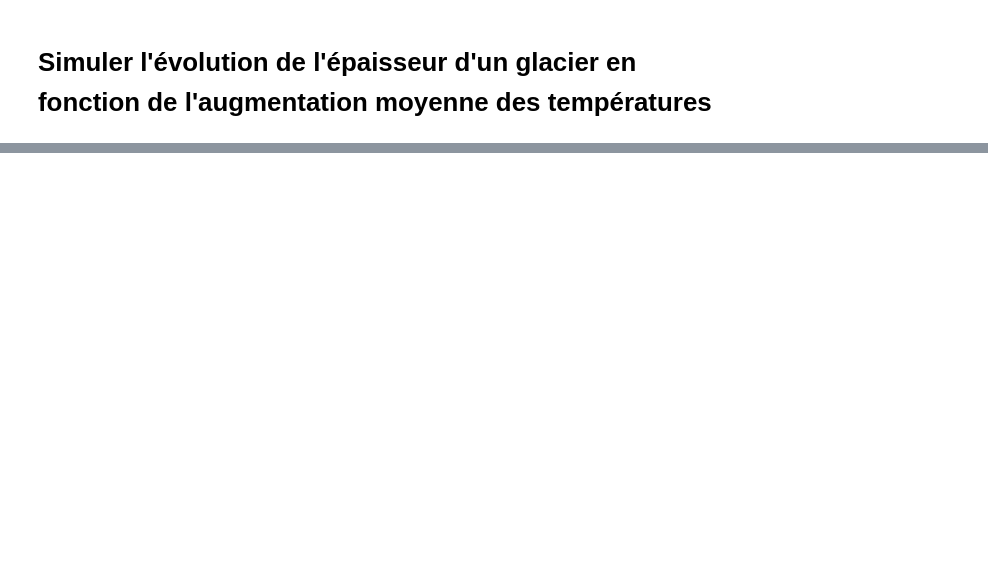
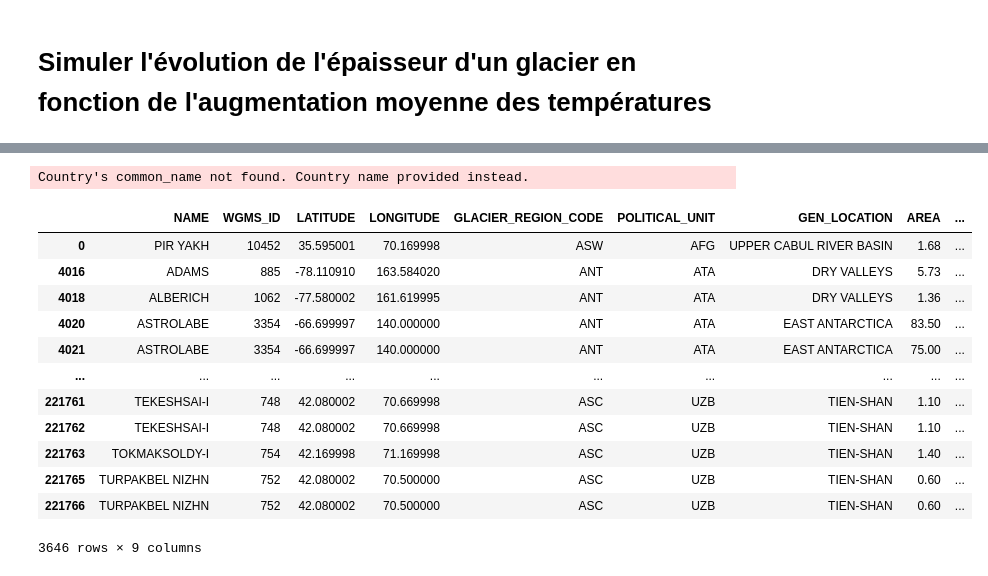
Before and after one commit to riccardotommasini/smart24, a Jupyter notebook: notebooks/7_map de glacier.ipynb, the cells around one changed output, grey strips where cells are left out. Cells and saved outputs as stored; diff of their text form; code cells hidden in the pictures; blank space fills up the shorter version.

Commit message:
carte glaciers et volumes en csv

```diff
--- a/notebooks/7_map de glacier.ipynb
+++ b/notebooks/7_map de glacier.ipynb
@@ -32,0 +22,2 @@ plt.show()
+# %%
+merged_df.dropna(inplace=True)
@@ -32,0 +40,34 @@ plt.show()
+# %%
+def get_country_name(name):
+    try:
+        return pycountry.countries.lookup(name).common_name
+    except:
+        return None
+# %%
+def get_country_alpha3(name):
+    try:
+        return pycountry.countries.lookup(name).alpha_3
+    except:
+        return None
+# %%
+merged_df['COUNTRY'] = merged_df['POLITICAL_UNIT'].apply(get_country_name)
+merged_df['POLITICAL_UNIT'] = merged_df['POLITICAL_UNIT'].apply(get_country_alpha3)
+merged_df['LOG_AREA'] = np.log(merged_df['AREA'])
+# %% [output]
+Country's common_name not found. Country name provided instead.
+# %%
+merged_df
+# %% [output]
+|  | NAME | WGMS_ID | LATITUDE | LONGITUDE | GLACIER_REGION_CODE | POLITICAL_UNIT | GEN_LOCATION | AREA | ... |
+| 0 | PIR YAKH | 10452 | 35.595001 | 70.169998 | ASW | AFG | UPPER CABUL RIVER BASIN | 1.68 | ... |
+| 4016 | ADAMS | 885 | -78.110910 | 163.584020 | ANT | ATA | DRY VALLEYS | 5.73 | ... |
+| 4018 | ALBERICH | 1062 | -77.580002 | 161.619995 | ANT | ATA | DRY VALLEYS | 1.36 | ... |
+| 4020 | ASTROLABE | 3354 | -66.699997 | 140.000000 | ANT | ATA | EAST ANTARCTICA | 83.50 | ... |
+| 4021 | ASTROLABE | 3354 | -66.699997 | 140.000000 | ANT | ATA | EAST ANTARCTICA | 75.00 | ... |
+| ... | ... | ... | ... | ... | ... | ... | ... | ... | ... |
+| 221761 | TEKESHSAI-I | 748 | 42.080002 | 70.669998 | ASC | UZB | TIEN-SHAN | 1.10 | ... |
+| 221762 | TEKESHSAI-I | 748 | 42.080002 | 70.669998 | ASC | UZB | TIEN-SHAN | 1.10 | ... |
+| 221763 | TOKMAKSOLDY-I | 754 | 42.169998 | 71.169998 | ASC | UZB | TIEN-SHAN | 1.40 | ... |
+| 221765 | TURPAKBEL NIZHN | 752 | 42.080002 | 70.500000 | ASC | UZB | TIEN-SHAN | 0.60 | ... |
+| 221766 | TURPAKBEL NIZHN | 752 | 42.080002 | 70.500000 | ASC | UZB | TIEN-SHAN | 0.60 | ... |
+3646 rows × 9 columns
```
Also changed, not shown: parts of 10 cells of this notebook, 1 other file.
